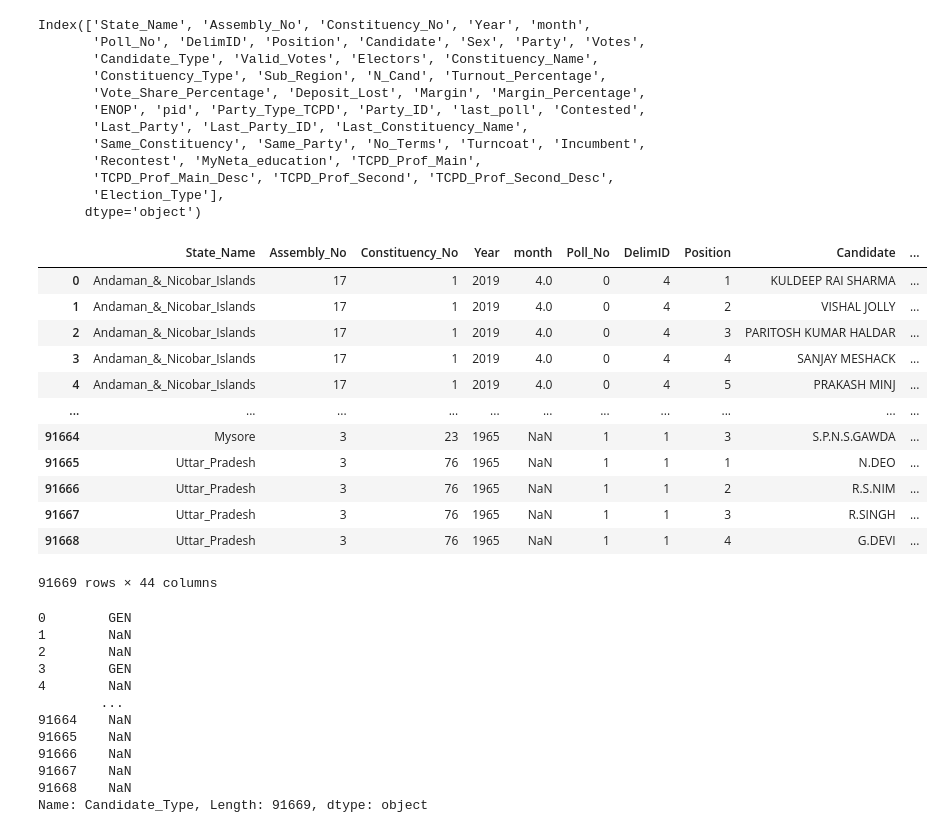
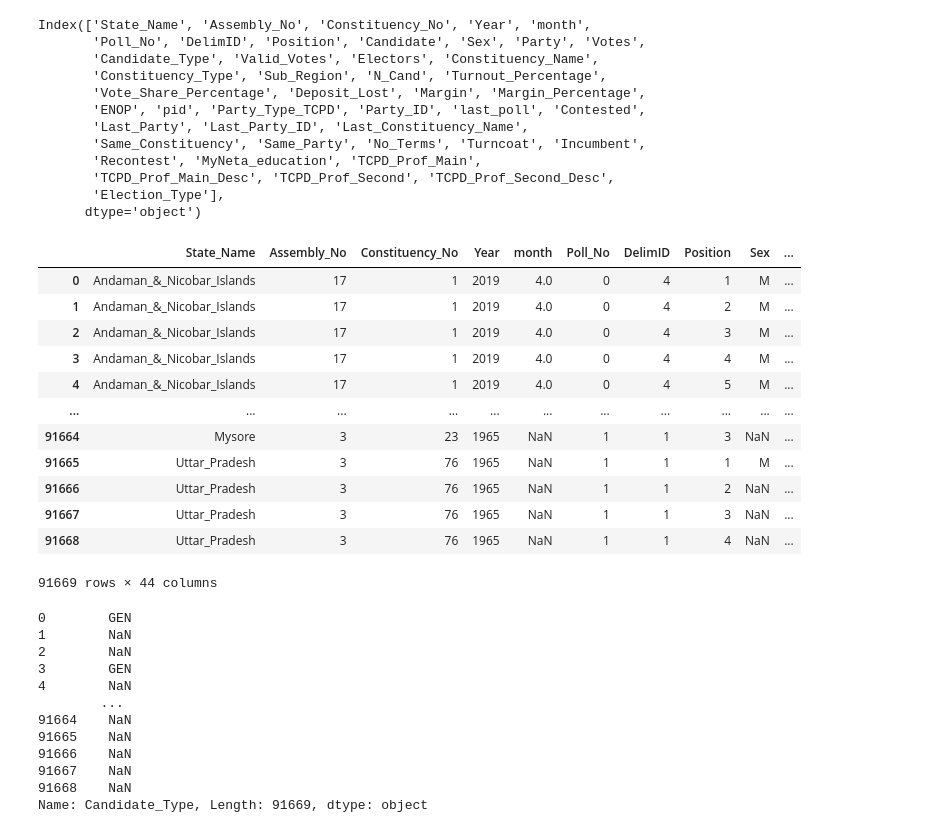
Before and after one commit to YUG-DEDHIA/Precog---Elections-2024-Recruitment-Task, a Jupyter notebook: Elections/preprocessing.ipynb, the cells around one changed output. Saved outputs shown, nothing was run; the diff lists cells and outputs as text; code cells hidden in the pictures.

```diff
--- a/Elections/preprocessing.ipynb
+++ b/Elections/preprocessing.ipynb
@@ -25,19 +38,20 @@ Index(['State_Name', 'Assembly_No', 'Constituency_No', 'Year', 'month',
 # %%
 #preprocessing
 df.drop(['Sub_Region'],axis=1)#dropping sub_region column because it is empty
+df.drop(['Candidate'],axis=1)#dropping candidate column because it is empty
 # %% [output]
-|  | State_Name | Assembly_No | Constituency_No | Year | month | Poll_No | DelimID | Position | Candidate | ... |
-| 0 | Andaman_&_Nicobar_Islands | 17 | 1 | 2019 | 4.0 | 0 | 4 | 1 | KULDEEP RAI SHARMA | ... |
-| 1 | Andaman_&_Nicobar_Islands | 17 | 1 | 2019 | 4.0 | 0 | 4 | 2 | VISHAL JOLLY | ... |
-| 2 | Andaman_&_Nicobar_Islands | 17 | 1 | 2019 | 4.0 | 0 | 4 | 3 | PARITOSH KUMAR HALDAR | ... |
-| 3 | Andaman_&_Nicobar_Islands | 17 | 1 | 2019 | 4.0 | 0 | 4 | 4 | SANJAY MESHACK | ... |
-| 4 | Andaman_&_Nicobar_Islands | 17 | 1 | 2019 | 4.0 | 0 | 4 | 5 | PRAKASH MINJ | ... |
+|  | State_Name | Assembly_No | Constituency_No | Year | month | Poll_No | DelimID | Position | Sex | ... |
+| 0 | Andaman_&_Nicobar_Islands | 17 | 1 | 2019 | 4.0 | 0 | 4 | 1 | M | ... |
+| 1 | Andaman_&_Nicobar_Islands | 17 | 1 | 2019 | 4.0 | 0 | 4 | 2 | M | ... |
+| 2 | Andaman_&_Nicobar_Islands | 17 | 1 | 2019 | 4.0 | 0 | 4 | 3 | M | ... |
+| 3 | Andaman_&_Nicobar_Islands | 17 | 1 | 2019 | 4.0 | 0 | 4 | 4 | M | ... |
+| 4 | Andaman_&_Nicobar_Islands | 17 | 1 | 2019 | 4.0 | 0 | 4 | 5 | M | ... |
 | ... | ... | ... | ... | ... | ... | ... | ... | ... | ... | ... |
-| 91664 | Mysore | 3 | 23 | 1965 | NaN | 1 | 1 | 3 | S.P.N.S.GAWDA | ... |
-| 91665 | Uttar_Pradesh | 3 | 76 | 1965 | NaN | 1 | 1 | 1 | N.DEO | ... |
-| 91666 | Uttar_Pradesh | 3 | 76 | 1965 | NaN | 1 | 1 | 2 | R.S.NIM | ... |
-| 91667 | Uttar_Pradesh | 3 | 76 | 1965 | NaN | 1 | 1 | 3 | R.SINGH | ... |
-| 91668 | Uttar_Pradesh | 3 | 76 | 1965 | NaN | 1 | 1 | 4 | G.DEVI | ... |
+| 91664 | Mysore | 3 | 23 | 1965 | NaN | 1 | 1 | 3 | NaN | ... |
+| 91665 | Uttar_Pradesh | 3 | 76 | 1965 | NaN | 1 | 1 | 1 | M | ... |
+| 91666 | Uttar_Pradesh | 3 | 76 | 1965 | NaN | 1 | 1 | 2 | NaN | ... |
+| 91667 | Uttar_Pradesh | 3 | 76 | 1965 | NaN | 1 | 1 | 3 | NaN | ... |
+| 91668 | Uttar_Pradesh | 3 | 76 | 1965 | NaN | 1 | 1 | 4 | NaN | ... |
 91669 rows × 44 columns
 # %%
 
```
Also changed, not shown: parts of 10 cells of this notebook.
